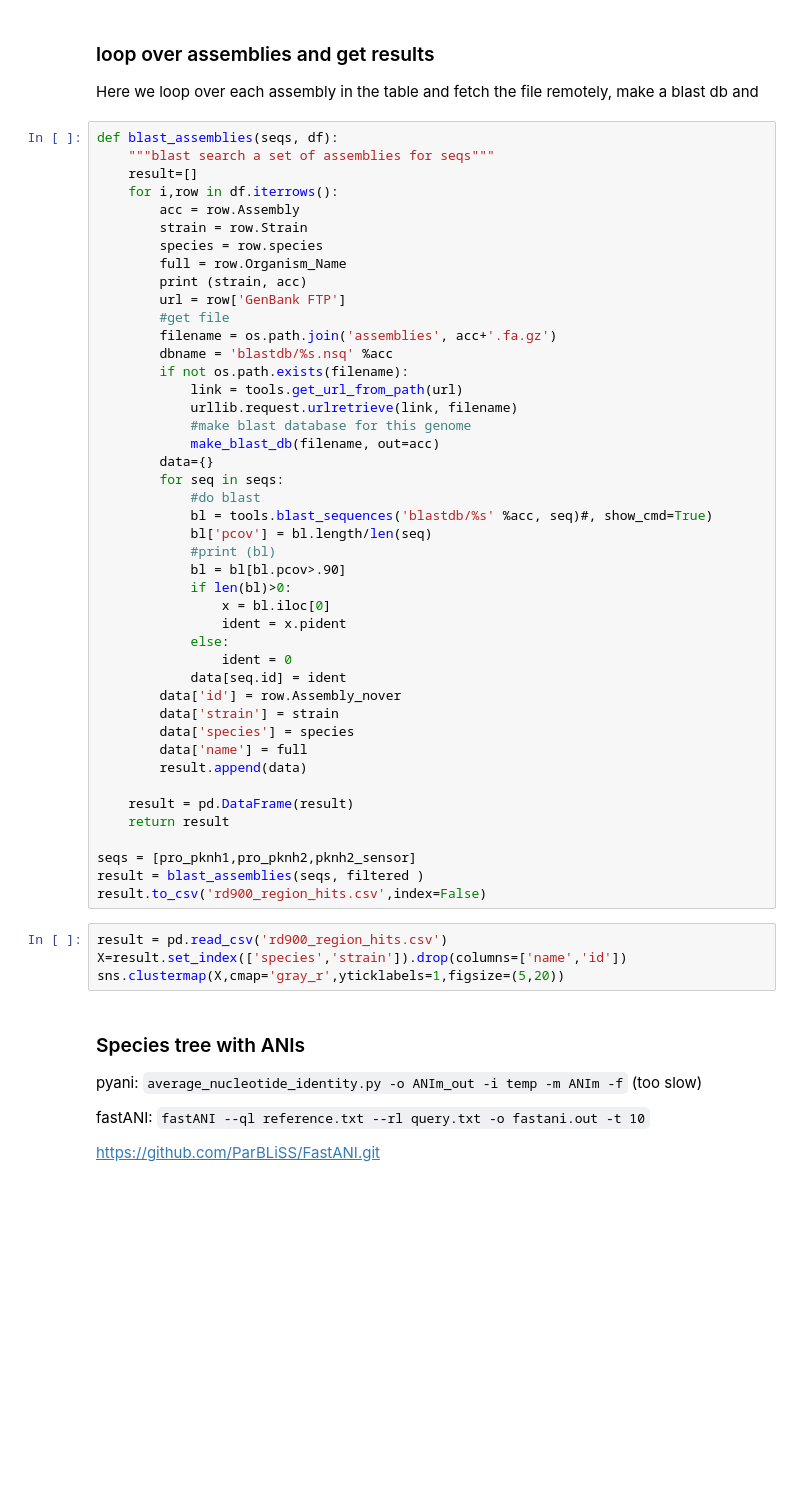
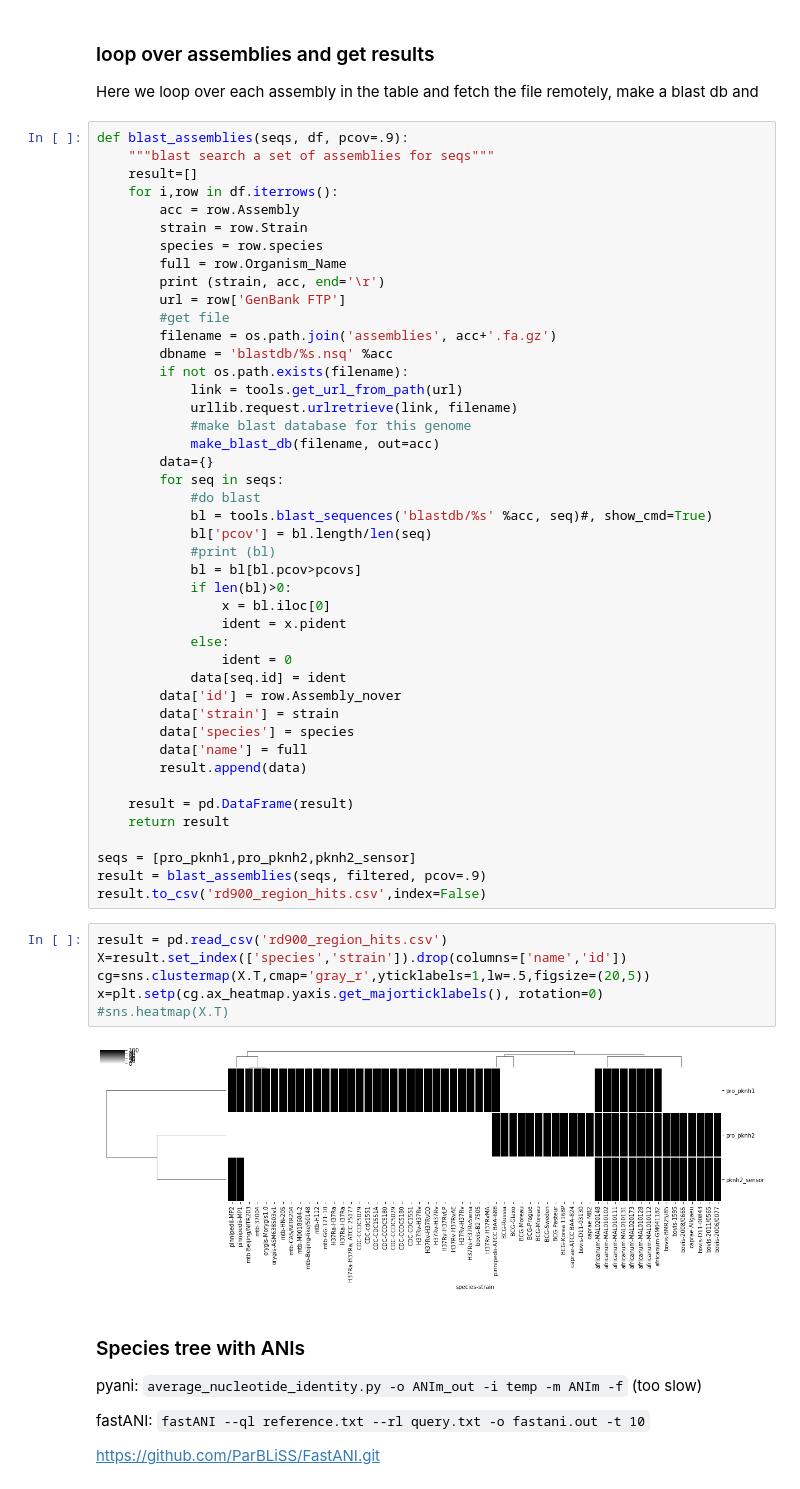
Before and after one commit to dmnfarrell/mtbc_analyses, a Jupyter notebook: rd900_analysis.ipynb, the cells around one changed output. Drawn from its saved outputs; the diff is of its cells as text; blank space fills up the shorter version.

```diff
--- a/rd900_analysis.ipynb
+++ b/rd900_analysis.ipynb
@@ -132,7 +120,7 @@ CGGCGCGGCCTGGATGGGCGGCGGTGTGACGGTGGGCATGGTCGGCGGCTGCGCGGTTACCGCCGCGGTGCC
 
 Here we loop over each assembly in the table and fetch the file remotely, make a blast db and
 # %%
-def blast_assemblies(seqs, df):
+def blast_assemblies(seqs, df, pcov=.9):
     """blast search a set of assemblies for seqs"""
     result=[]
     for i,row in df.iterrows():
@@ -140,7 +128,7 @@ def blast_assemblies(seqs, df):
         strain = row.Strain
         species = row.species
         full = row.Organism_Name
-        print (strain, acc)
+        print (strain, acc, end='\r')
         url = row['GenBank FTP']
         #get file
         filename = os.path.join('assemblies', acc+'.fa.gz')
@@ -156,7 +144,7 @@ def blast_assemblies(seqs, df):
             bl = tools.blast_sequences('blastdb/%s' %acc, seq)#, show_cmd=True)
             bl['pcov'] = bl.length/len(seq)
             #print (bl)
-            bl = bl[bl.pcov>.90]
+            bl = bl[bl.pcov>pcovs]
             if len(bl)>0:
                 x = bl.iloc[0]
                 ident = x.pident
@@ -173,12 +161,16 @@ def blast_assemblies(seqs, df):
     return result
 
 seqs = [pro_pknh1,pro_pknh2,pknh2_sensor]
-result = blast_assemblies(seqs, filtered )
+result = blast_assemblies(seqs, filtered, pcov=.9)
 result.to_csv('rd900_region_hits.csv',index=False)
 # %%
 result = pd.read_csv('rd900_region_hits.csv')
 X=result.set_index(['species','strain']).drop(columns=['name','id'])
-sns.clustermap(X,cmap='gray_r',yticklabels=1,figsize=(5,20))
+cg=sns.clustermap(X.T,cmap='gray_r',yticklabels=1,lw=.5,figsize=(20,5))
+x=plt.setp(cg.ax_heatmap.yaxis.get_majorticklabels(), rotation=0)
+#sns.heatmap(X.T)
+# %% [output]
+[figure, added]
 # %% [markdown]
 ### Species tree with ANIs
 
```
Also changed, not shown: parts of 6 cells of this notebook, 9 other files.
